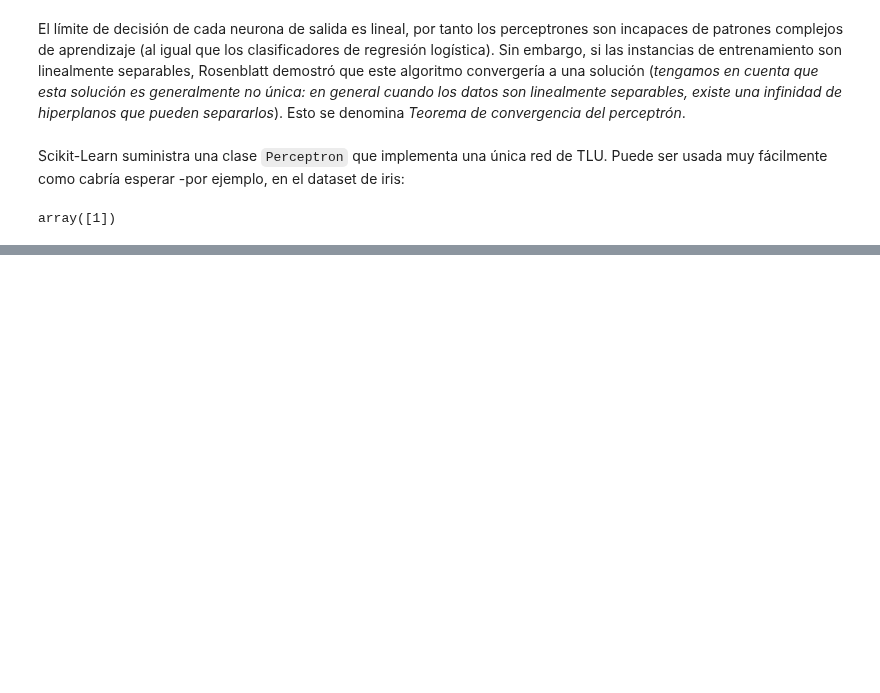
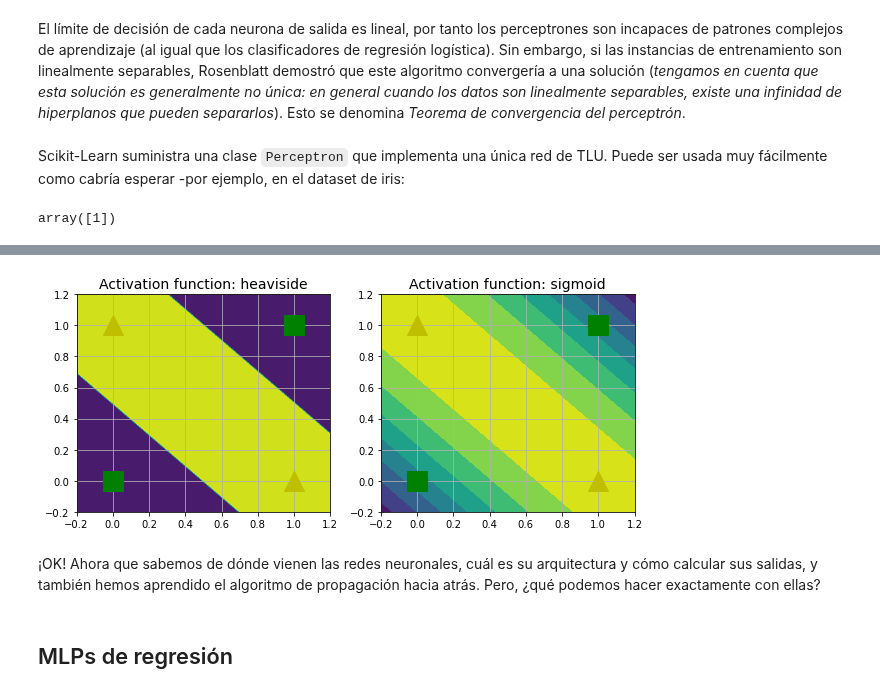
Before and after one commit to SgtSteiner/DataScience, a Jupyter notebook: handson-ml/Ch.10.Redes neuronales con Keras.ipynb, the cells around one changed output, grey strips where cells are left out. Saved outputs shown, nothing was run; the diff lists cells and outputs as text; code cells hidden in the pictures; blank space fills up the shorter version.

```diff
--- a/handson-ml/Ch.10.Redes neuronales con Keras.ipynb
+++ b/handson-ml/Ch.10.Redes neuronales con Keras.ipynb
@@ -132,0 +267,29 @@ Sin embargo, resulta que algunas de las limitaciones de los perceptrones pueden
+# %%
+x1s = np.linspace(-0.2, 1.2, 100)
+x2s = np.linspace(-0.2, 1.2, 100)
+x1, x2 = np.meshgrid(x1s, x2s)
+
+z1 = mlp_xor(x1, x2, activation=heaviside)
+z2 = mlp_xor(x1, x2, activation=sigmoid)
+
+plt.figure(figsize=(10,4))
+
+plt.subplot(121)
+plt.contourf(x1, x2, z1)
+plt.plot([0, 1], [0, 1], "gs", markersize=20)
+plt.plot([0, 1], [1, 0], "y^", markersize=20)
+plt.title("Activation function: heaviside", fontsize=14)
+plt.grid(True)
+
+plt.subplot(122)
+plt.contourf(x1, x2, z2)
+plt.plot([0, 1], [0, 1], "gs", markersize=20)
+plt.plot([0, 1], [1, 0], "y^", markersize=20)
+plt.title("Activation function: sigmoid", fontsize=14)
+plt.grid(True)
+# %% [output]
+[figure, added]
+# %% [markdown]
+¡OK! Ahora que sabemos de dónde vienen las redes neuronales, cuál es su arquitectura y cómo calcular sus salidas, y también hemos aprendido el algoritmo de propagación hacia atrás. Pero, ¿qué podemos hacer exactamente con ellas?
+# %% [markdown]
+## MLPs de regresión
```
Also changed, not shown: parts of 20 cells of this notebook, 2 other files.
